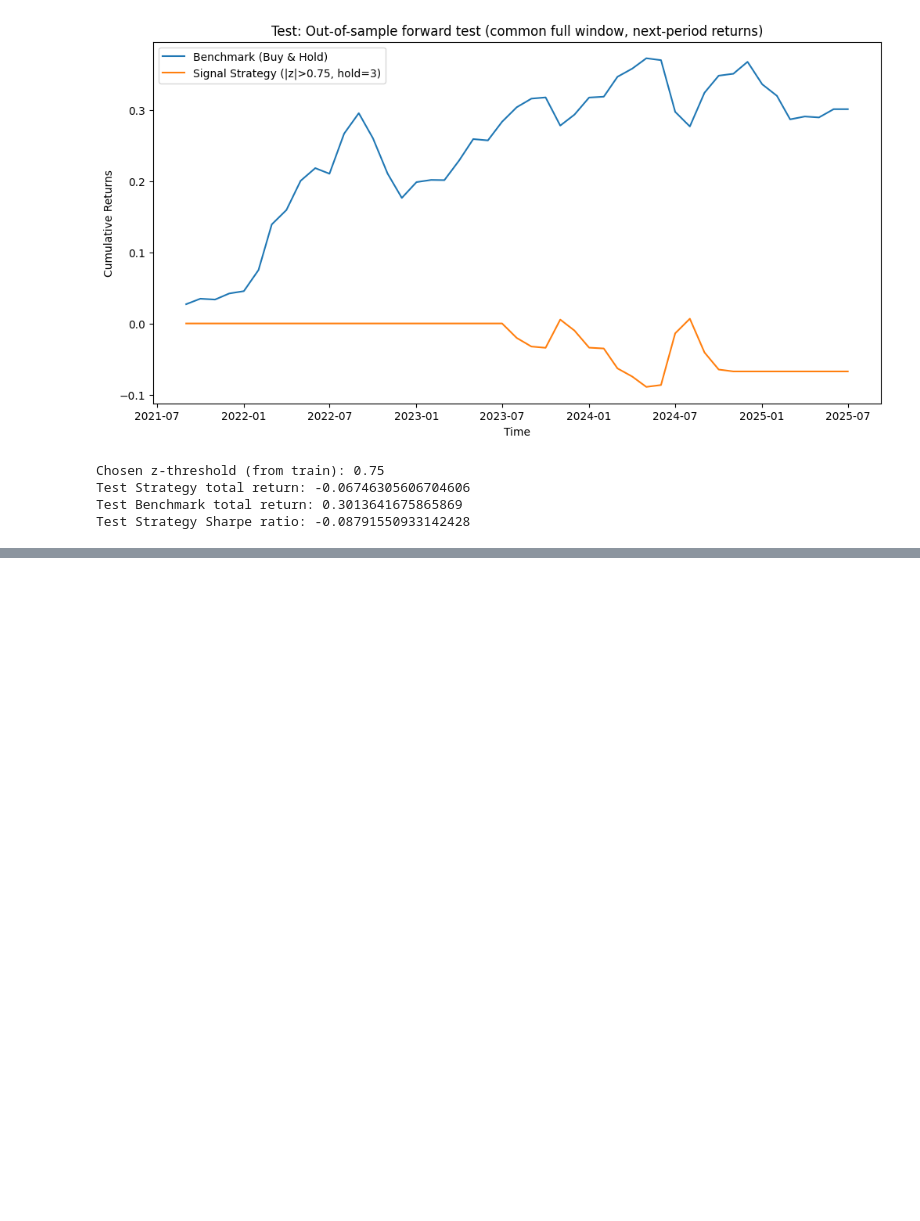
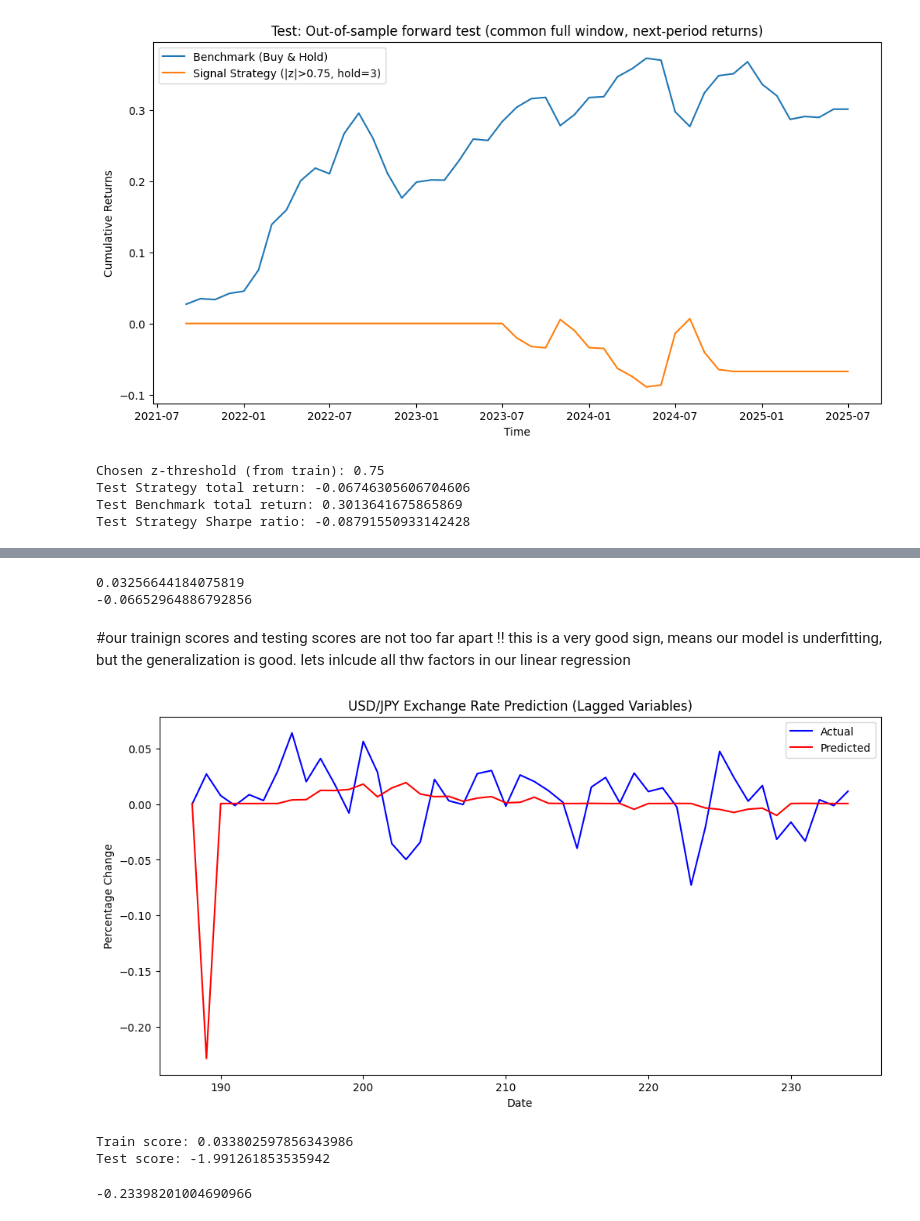
Before and after one commit to Adnan-Anwar-Data-enthusiast/Currency-speculation, a Jupyter notebook: 3. Modelling.ipynb, the cells around one changed output, grey strips where cells are left out. Saved outputs shown, nothing was run; the diff lists cells and outputs as text; code cells hidden in the pictures; blank space fills up the shorter version.

```diff
--- a/3. Modelling.ipynb
+++ b/3. Modelling.ipynb
@@ -635,0 +783,43 @@ Test Strategy Sharpe ratio: -0.08791550933142428
+# %%
+print(modelled_lag.score(X2_interest_train_lag, Y_train_USDJPY_pct) ) # Training score
+print(modelled_lag.score(X2_interest_test_lag, Y_test_USDJPY_pct) )  # Testing score
+# %% [output]
+0.03256644184075819
+-0.06652964886792856
+# %% [markdown]
+#our trainign scores and testing scores are not too far apart !! this is a very good sign, means our model is underfitting, but the generalization is good. lets inlcude all thw factors in our linear regression
+# %%
+#combining all our indepdendent variables in a single 2D array
+X_inflation_interest_current_lagged_train= np.column_stack((X3_current_account_train_lag, X2_interest_train_lag, X1_inflation_train_lag))
+X_inflation_interest_current_lagged_test= np.column_stack((X3_current_account_test_lag, X2_interest_test_lag, X1_inflation_test_lag))
+
+#applying our 3 factor model with lagged variables
+modelled_lag_3var = LinearRegression().fit(X_inflation_interest_current_lagged_train, Y_train_USDJPY_pct)
+Y_predict_lag = modelled_lag_3var.predict(X_inflation_interest_current_lagged_test)
+
+#plotting our results
+
+plt.figure(figsize=(12, 6))
+plt.plot(Y_test_USDJPY_pct.index, Y_test_USDJPY_pct, label='Actual', color='blue')
+plt.plot(Y_test_USDJPY_pct.index, Y_predict_lag, label='Predicted', color='red')
+plt.title('USD/JPY Exchange Rate Prediction (Lagged Variables)')
+plt.xlabel('Date')
+plt.ylabel('Percentage Change')
+plt.legend()
+plt.show()
+# %% [output]
+[figure, added]
+# %%
+#computing R^2 of our latest model
+print(f'Train score: {modelled_lag_3var.score(X_inflation_interest_current_lagged_train, Y_train_USDJPY_pct)}')  # Training score
+print(f'Test score: {modelled_lag_3var.score(X_inflation_interest_current_lagged_test, Y_test_USDJPY_pct)}')  # Testing score
+# %% [output]
+Train score: 0.033802597856343986
+Test score: -1.991261853535942
+# %%
+from sklearn.linear_model import Ridge
+ridge_model = Ridge(alpha=1.0)
+ridge_model.fit(X_inflation_interest_current_lagged_train, Y_train_USDJPY_pct)
+print(ridge_model.score(X_inflation_interest_current_lagged_test, Y_test_USDJPY_pct))
+# %% [output]
+-0.23398201004690966
```
Also changed, not shown: parts of 11 cells of this notebook, 2 other files.
